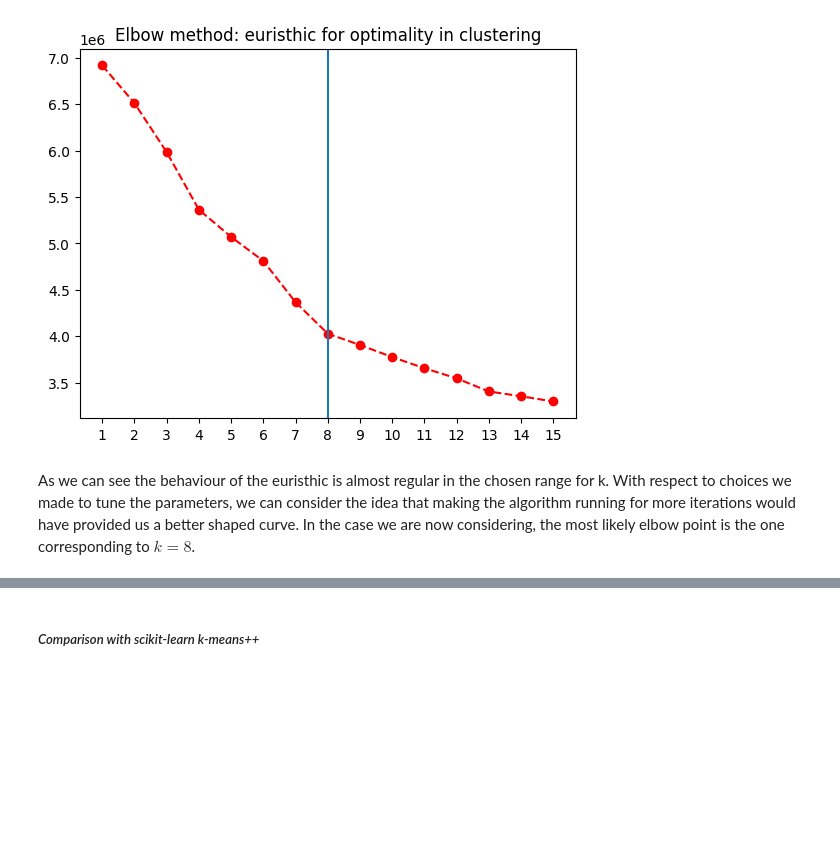
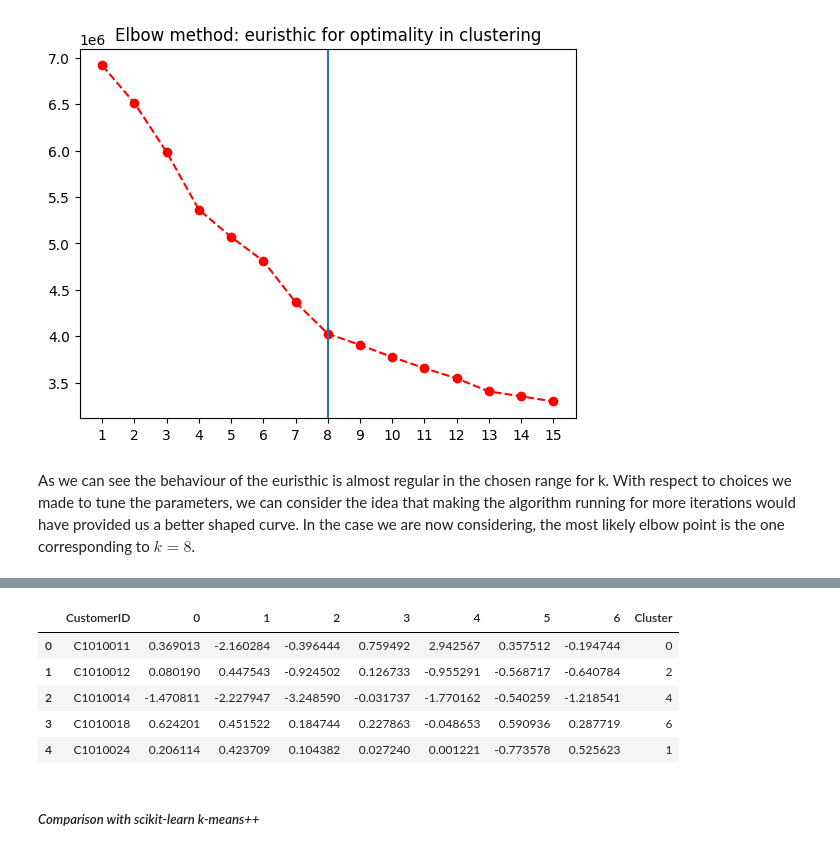
Before and after one commit to sim2000dg/adm_hw4_group26, a Jupyter notebook: Point 2.ipynb, the cells around one changed output, grey strips where cells are left out. Drawn from its saved outputs; the diff is of its cells as text; code cells hidden in the pictures; blank space fills up the shorter version.

```diff
--- a/Point 2.ipynb
+++ b/Point 2.ipynb
@@ -989,3 +993,24 @@ for i in range(1,15):
+# %%
+loaded_data = loaded_data.reset_index()
+# %%
+inverted_partition = {}
+for item in partition.items():
+    for elem in item[1]:
+        inverted_partition[elem] = item[0]
+# %%
+clustered = pd.DataFrame({'CustomerID':list(inverted_partition.keys()),
+                           'Cluster':list(inverted_partition.values())})
+# %%
+loaded_data = loaded_data.merge(clustered, how='left')
+# %%
+loaded_data.head()
+# %% [output]
+|  | CustomerID | 0 | 1 | 2 | 3 | 4 | 5 | 6 | Cluster |
+| 0 | C1010011 | 0.369013 | -2.160284 | -0.396444 | 0.759492 | 2.942567 | 0.357512 | -0.194744 | 0 |
+| 1 | C1010012 | 0.080190 | 0.447543 | -0.924502 | 0.126733 | -0.955291 | -0.568717 | -0.640784 | 2 |
+| 2 | C1010014 | -1.470811 | -2.227947 | -3.248590 | -0.031737 | -1.770162 | -0.540259 | -1.218541 | 4 |
+| 3 | C1010018 | 0.624201 | 0.451522 | 0.184744 | 0.227863 | -0.048653 | 0.590936 | 0.287719 | 6 |
+| 4 | C1010024 | 0.206114 | 0.423709 | 0.104382 | 0.027240 | 0.001221 | -0.773578 | 0.525623 | 1 |
 # %% [markdown]
 ##### *Comparison with scikit-learn k-means++*
 # %% [markdown]
```
Also changed, not shown: parts of 14 cells of this notebook.
